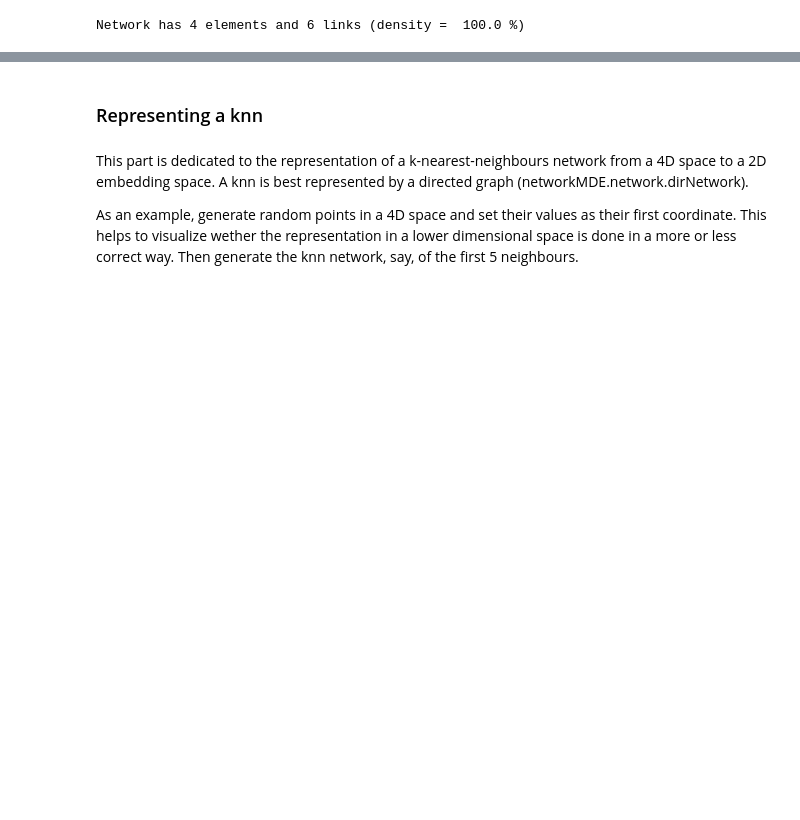
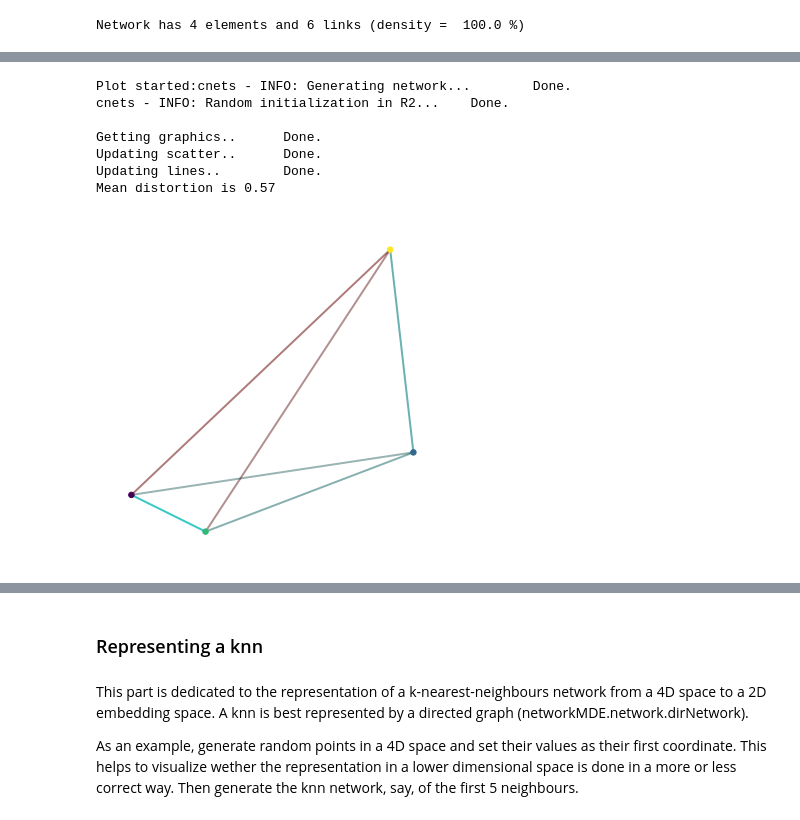
Before and after one commit to djanloo/netgross, a Jupyter notebook: Examples.ipynb, the cells around one changed output, grey strips where cells are left out. Saved outputs shown, nothing was run; the diff lists cells and outputs as text; code cells hidden in the pictures; blank space fills up the shorter version.

```diff
--- a/Examples.ipynb
+++ b/Examples.ipynb
@@ -50,0 +46,18 @@ cnets - INFO: Random initialization in R2...    Done.
+# %%
+tetragon.initialize_embedding(dim=2)
+tetragon.distortion_activation()
+
+# plot with thicker lines
+netplot.line_kwargs['lw'] = 2.0
+
+netplot.plot_net(tetragon)
+print(f"Mean distortion is {cnets.get_distortion():.2f}")
+# %% [output]
+Plot started:cnets - INFO: Generating network...        Done.
+cnets - INFO: Random initialization in R2...    Done.
+
+Getting graphics..      Done.
+Updating scatter..      Done.
+Updating lines..        Done.
+Mean distortion is 0.57
+[figure, added]
```
Also changed, not shown: parts of 8 cells of this notebook.
